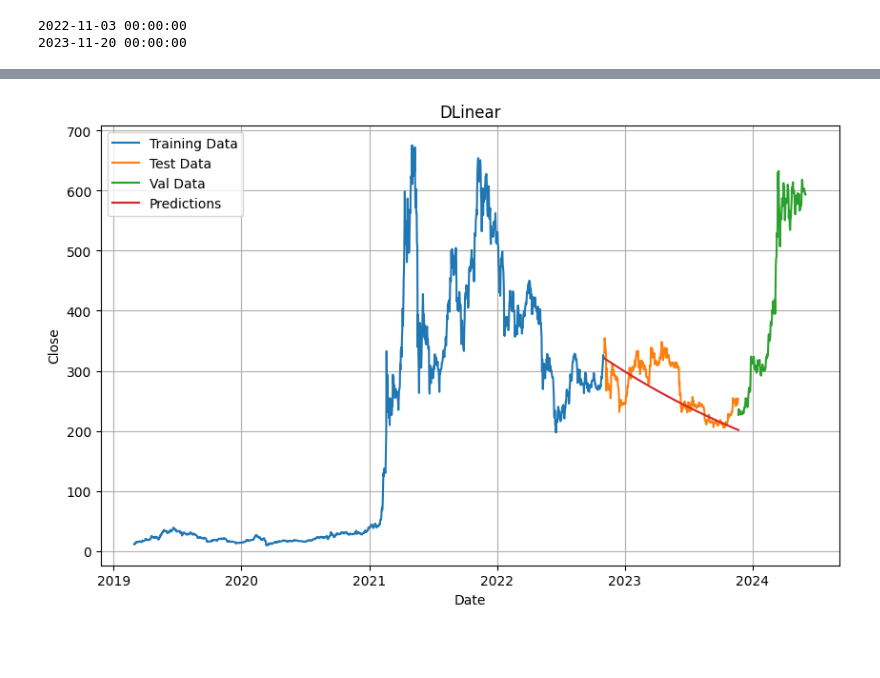
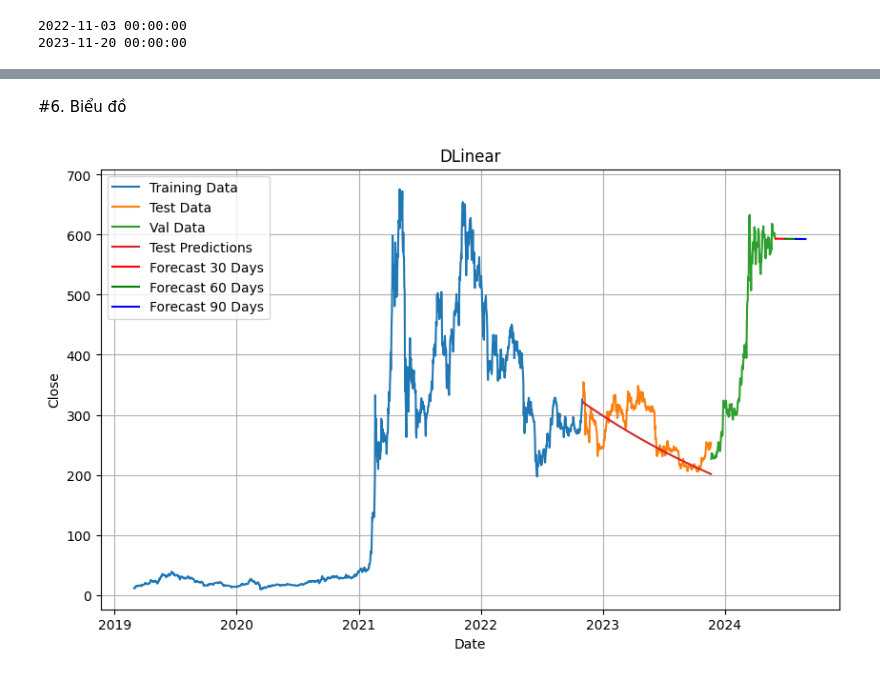
Before and after one commit to nonggfiii/IS403.O21.HTCL-Team-12, a Jupyter notebook: BNB/D-linear/721/D_linear_Adam_721.ipynb, the cells around one changed output, grey strips where cells are left out. Saved outputs shown, nothing was run; the diff lists cells and outputs as text; code cells hidden in the pictures; blank space fills up the shorter version.

```diff
--- a/BNB/D-linear/721/D_linear_Adam_721.ipynb
+++ b/BNB/D-linear/721/D_linear_Adam_721.ipynb
@@ -476,0 +378,22 @@ Day 383: 2023-11-21 00:00:00 - Predicted: tensor([201.3680])
+# %%
+# Dự báo cho 90 ngày kế tiếp
+# # Chuyển sang chế độ đánh giá
+model.eval()
+
+# Không cần tính gradient trong quá trình dự báo
+with torch.no_grad():
+    input_data_future = input_data_100day.clone()  # Tạo một bản sao của dữ liệu đầu vào để cập nhật dự báo
+    predicted = []  # Danh sách dự báo cho các ngày tiếp theo
+    for i in range(90):  # Dự báo cho 90 ngày tiếp theo
+        # Dự báo cho ngày hiện tại
+        output = model(input_data_future)
+        # Lưu dự báo của ngày hiện tại
+        predicted.append(output[:, -1, :])  # Lấy dự báo cho ngày cuối cùng trong chuỗi thời gian
+        # Cập nhật dữ liệu đầu vào cho ngày tiếp theo
+        input_data_future = torch.cat([input_data_future[:, :, 1:], output], dim=2)
+
+    # In ra dự báo cho 30 ngày tiếp theo
+    print("Predicted Output for the next 90 days:")
+    for i in range(90):
+        # In ra ngày tương ứng với dự báo
+        print(f"Day {i+1}: {last_date + pd.DateOffset(days=i+1)} - Predicted: {predicted[i][0]}")
@@ -477,32 +418,51 @@ Day 383: 2023-11-21 00:00:00 - Predicted: tensor([201.3680])
+# %% [markdown]
+#6. Biểu đồ
 # %%
 # dl 451 NGÀY
 import matplotlib.pyplot as plt
+# Chuyển dữ liệu từ Series pandas thành numpy array để vẽ biểu đồ
+predicted_values_test = [pred[0].numpy() for pred in predicted_test]
 # Chuyển dữ liệu dự báo từ tensor về numpy array
 predicted_values = [pred[0].numpy() for pred in predicted]
 
-# Chuyển đổi dữ liệu gốc từ tensor về numpy array
-original_values = input_data[0, :, :].numpy()
+split_size = len(predicted_values) // 3
+
+predicted_values_30day = predicted_values[:split_size]
+predicted_values_60day = predicted_values[split_size:2*split_size]
+predicted_values_90day = predicted_values[2*split_size:]
+# Tính toán các khoảng thời gian cho mỗi phần
+predicted_dates_30day = pd.date_range(start=last_date + pd.DateOffset(days=1), periods=split_size)
+predicted_dates_60day = pd.date_range(start=predicted_dates_30day[-1] + pd.DateOffset(days=1), periods=split_size)
+predicted_dates_90day = pd.date_range(start=predicted_dates_60day[-1] + pd.DateOffset(days=1), periods=split_size)
+
+
+# # Chuyển đổi dữ liệu gốc từ tensor về numpy array
+# original_values = input_data[0, :, :].numpy()
 
 #
 predicted_dates = pd.date_range(start=first_Date + pd.DateOffset(days=1), periods=len(predicted_values))
 
 # Tạo mảng chứa ngày gốc
 original_dates = df['Date'].values
 
 # Vẽ biểu đồ
 plt.figure(figsize=(10, 6))
 
 plt.plot(train_date_data, train_data, label='Training Data')
 plt.plot(test_date_data, test_data, label='Test Data')
 plt.plot(val_date_data, val_data, label='Val Data')
-plt.plot(predicted_dates, predicted_values, label='Predictions')
+plt.plot(test_date_data, predicted_values_test, label='Test Predictions')
+
+plt.plot(predicted_dates_30day, predicted_values_30day, label='Forecast 30 Days', color='red')
+plt.plot(predicted_dates_60day, predicted_values_60day, label='Forecast 60 Days', color='green')
+plt.plot(predicted_dates_90day, predicted_values_90day, label='Forecast 90 Days', color='blue')
 
 
 plt.xlabel('Date')
 plt.ylabel('Close')
 plt.title('DLinear')
 plt.legend()
 plt.grid(True)
 plt.show()
 # %% [output]
-[figure, old version]
+[figure, new version]
```
Also changed, not shown: parts of 23 cells of this notebook, 1 other file.
